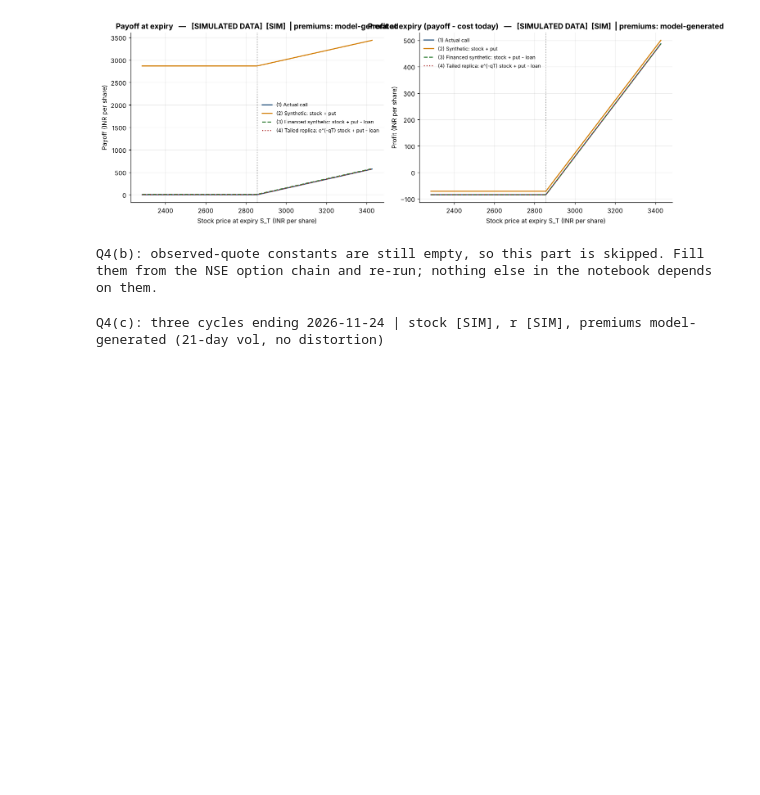
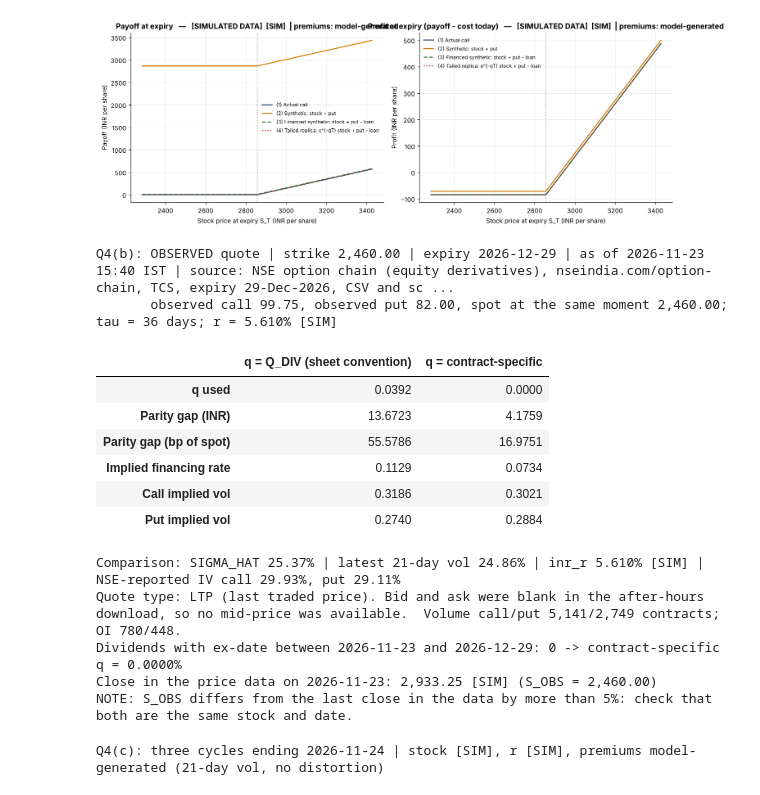
Before and after one commit to Tarush-035/DRM_Sem1_26_27, a Jupyter notebook: sandbox_run/Lab04_SIM_sandbox_run_NOT_FOR_SUBMISSION.ipynb, the cells around one changed output. Cells and saved outputs as stored; diff of their text form; code cells hidden in the pictures; blank space fills up the shorter version.

```diff
--- a/sandbox_run/Lab04_SIM_sandbox_run_NOT_FOR_SUBMISSION.ipynb
+++ b/sandbox_run/Lab04_SIM_sandbox_run_NOT_FOR_SUBMISSION.ipynb
@@ -1212,13 +1212,19 @@ Profit gap (2) - (1) at S_T = K: 13.1685 INR   [= K + D - S0 - P0 + C0]
 # ---- YOUR CODE HERE ----  Q4 (b): observed quote, parity gap, implied financing rate, implied vols
 # FILL THESE FROM THE NSE OPTION CHAIN (or your broker terminal) for a near-the-money call and put with the SAME
 # strike and expiry, and take the spot at the SAME moment. Leave a value as None / "" until you have the real number.
-C_OBS        = None     # observed call premium (INR)
-P_OBS        = None     # observed put premium, same strike and expiry (INR)
-K_OBS        = None     # the listed strike you used (INR)
-S_OBS        = None     # spot price at the SAME moment as the option quotes (INR)
-EXPIRY_OBS   = ""       # expiry date of the contract, "YYYY-MM-DD"
-QUOTE_ASOF   = ""       # timestamp of the quotes, e.g. "2026-11-20 15:25 IST"
-QUOTE_SOURCE = ""       # where you got them
+C_OBS        = 99.75    # observed call premium (INR): last traded price, strike 2,460, expiry 29-Dec-2026
+P_OBS        = 82.00    # observed put premium, same strike and expiry (INR): last traded price
+K_OBS        = 2460.00  # the listed strike used (INR); equal to the spot shown, so exactly at the money
+S_OBS        = 2460.00  # underlying value shown on the same option-chain screen (INR)
+EXPIRY_OBS   = "2026-12-29"                 # expiry date of the contract
+QUOTE_ASOF   = "2026-11-23 15:40 IST"       # timestamp printed on the option-chain page
+QUOTE_SOURCE = ("NSE option chain (equity derivatives), nseindia.com/option-chain, TCS, expiry 29-Dec-2026, "
+                "CSV and screenshot saved 23/24-Nov-2026")
+# Context recorded from the same download (not used in any formula except the IV comparison):
+QUOTE_TYPE   = "LTP (last traded price). Bid and ask were blank in the after-hours download, so no mid-price was available."
+NSE_IV_CALL, NSE_IV_PUT = 0.2993, 0.2911    # implied vols reported by NSE for this strike (NSE's own r and q)
+VOL_CALL, VOL_PUT = 5141, 2749              # contracts traded on 23-Nov-2026 at this strike
+OI_CALL, OI_PUT   = 780, 448                # open interest, contracts
 
 def implied_vol(price, S, K, T, r, q=0.0, kind="call"):
     """Root-find sigma with Brent's method so that bsm_price(...) equals the observed price. NaN if no sigma fits."""
@@ -1231,35 +1237,55 @@ def implied_vol(price, S, K, T, r, q=0.0, kind="call"):
 # a self-test of the root-finder on a model price, so the code is verified before real numbers go in
 assert abs(implied_vol(bsm_price(100, 105, 0.25, 0.06, 0.31, 0.02, "put"), 100, 105, 0.25, 0.06, 0.02, "put") - 0.31) < 1e-8
 
 QUOTE_READY = all(v not in (None, "") for v in (C_OBS, P_OBS, K_OBS, S_OBS, EXPIRY_OBS, QUOTE_ASOF, QUOTE_SOURCE))
 if not QUOTE_READY:
     print("Q4(b): observed-quote constants are still empty, so this part is skipped. Fill them from the NSE option chain "
           "and re-run; nothing else in the notebook depends on them.")
 else:
     asof = pd.Timestamp(QUOTE_ASOF[:10]); expiry = pd.Timestamp(EXPIRY_OBS)
     tau = (expiry - asof).days / 365                                   # time to expiry in years
     r_q = float(inr_r.iloc[-1])                                       # latest rate in the data (the Q2 convention)
     q_sheet = Q_DIV                                                   # the same q as Q2
     q_ctr = q_contract(S_OBS, tau, r_q, asof, expiry)                 # q implied by dividends that fall before THIS expiry
     out = {}
     for lab, qq in (("q = Q_DIV (sheet convention)", q_sheet), ("q = contract-specific", q_ctr)):
         gap = C_OBS - P_OBS - (S_OBS * np.exp(-qq * tau) - K_OBS * np.exp(-r_q * tau))
         base = (S_OBS * np.exp(-qq * tau) - C_OBS + P_OBS) / K_OBS
         r_imp = -np.log(base) / tau
         out[lab] = {"q used": qq, "Parity gap (INR)": gap, "Parity gap (bp of spot)": gap / S_OBS * 1e4,
                     "Implied financing rate": r_imp,
                     "Call implied vol": implied_vol(C_OBS, S_OBS, K_OBS, tau, r_q, qq, "call"),
                     "Put implied vol": implied_vol(P_OBS, S_OBS, K_OBS, tau, r_q, qq, "put")}
     Q4B_TABLE = pd.DataFrame(out)
     print(f"Q4(b): OBSERVED quote | strike {K_OBS:,.2f} | expiry {EXPIRY_OBS} | as of {QUOTE_ASOF} | source: {QUOTE_SOURCE}")
     print(f"       observed call {C_OBS:,.2f}, observed put {P_OBS:,.2f}, spot at the same moment {S_OBS:,.2f}; tau = {tau * 365:.0f} days; "
           f"r = {r_q:.3%} {PROV['inr_r']}")
     display(Q4B_TABLE)
-    print(f"Comparison: SIGMA_HAT {SIGMA_HAT:.2%} | latest 21-day vol {VOL21.iloc[-1]:.2%} | inr_r {r_q:.3%} {PROV['inr_r']}")
+    print(f"Comparison: SIGMA_HAT {SIGMA_HAT:.2%} | latest 21-day vol {VOL21.iloc[-1]:.2%} | inr_r {r_q:.3%} {PROV['inr_r']} | "
+          f"NSE-reported IV call {NSE_IV_CALL:.2%}, put {NSE_IV_PUT:.2%}")
+    print(f"Quote type: {QUOTE_TYPE}  Volume call/put {VOL_CALL:,}/{VOL_PUT:,} contracts; OI {OI_CALL:,}/{OI_PUT:,}.")
+    print(f"Dividends with ex-date between {asof.date()} and {expiry.date()}: "
+          f"{int(((DIV_TABLE['ex_date'] > asof) & (DIV_TABLE['ex_date'] <= expiry)).sum())} -> contract-specific q = {q_ctr:.4%}")
+    _cdate = stock.index[stock.index <= asof]
+    if len(_cdate):
+        print(f"Close in the price data on {_cdate[-1].date()}: {stock.loc[_cdate[-1]]:,.2f} {PROV['stock']} (S_OBS = {S_OBS:,.2f})")
     if abs(S_OBS / S0 - 1) > 0.05:
         print("NOTE: S_OBS differs from the last close in the data by more than 5%: check that both are the same stock and date.")
 # %% [output]
-Q4(b): observed-quote constants are still empty, so this part is skipped. Fill them from the NSE option chain and re-run; nothing else in the notebook depends on them.
+Q4(b): OBSERVED quote | strike 2,460.00 | expiry 2026-12-29 | as of 2026-11-23 15:40 IST | source: NSE option chain (equity derivatives), nseindia.com/option-chain, TCS, expiry 29-Dec-2026, CSV and sc ...
+       observed call 99.75, observed put 82.00, spot at the same moment 2,460.00; tau = 36 days; r = 5.610% [SIM]
+|  | q = Q_DIV (sheet convention) | q = contract-specific |
+| q used | 0.0392 | 0.0000 |
+| Parity gap (INR) | 13.6723 | 4.1759 |
+| Parity gap (bp of spot) | 55.5786 | 16.9751 |
+| Implied financing rate | 0.1129 | 0.0734 |
+| Call implied vol | 0.3186 | 0.3021 |
+| Put implied vol | 0.2740 | 0.2884 |
+Comparison: SIGMA_HAT 25.37% | latest 21-day vol 24.86% | inr_r 5.610% [SIM] | NSE-reported IV call 29.93%, put 29.11%
+Quote type: LTP (last traded price). Bid and ask were blank in the after-hours download, so no mid-price was available.  Volume call/put 5,141/2,749 contracts; OI 780/448.
+Dividends with ex-date between 2026-11-23 and 2026-12-29: 0 -> contract-specific q = 0.0000%
+Close in the price data on 2026-11-23: 2,933.25 [SIM] (S_OBS = 2,460.00)
+NOTE: S_OBS differs from the last close in the data by more than 5%: check that both are the same stock and date.
 # %%
 # ---- YOUR CODE HERE ----  Q4 (c): track the actual call and the synthetic over the last 3 months
 # Three consecutive cycles that end on the last date in the data. Boundaries go backwards from the last date: each
```
Also changed, not shown: parts of 24 cells of this notebook, 4 other files.
